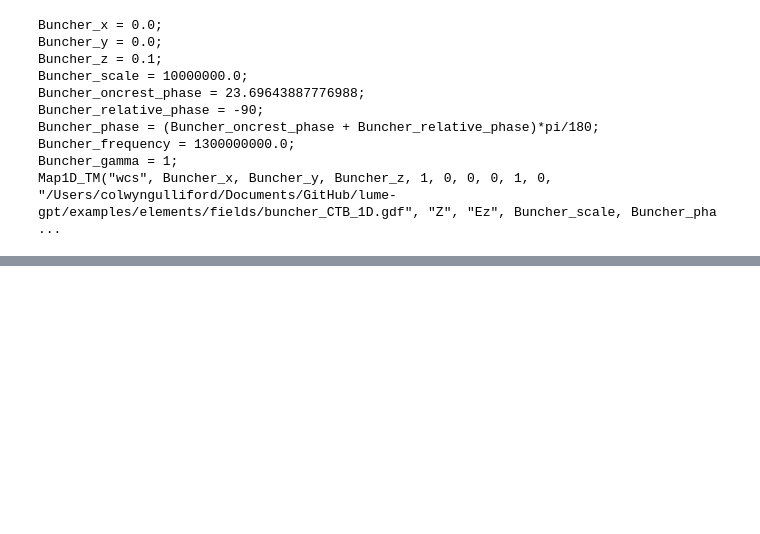
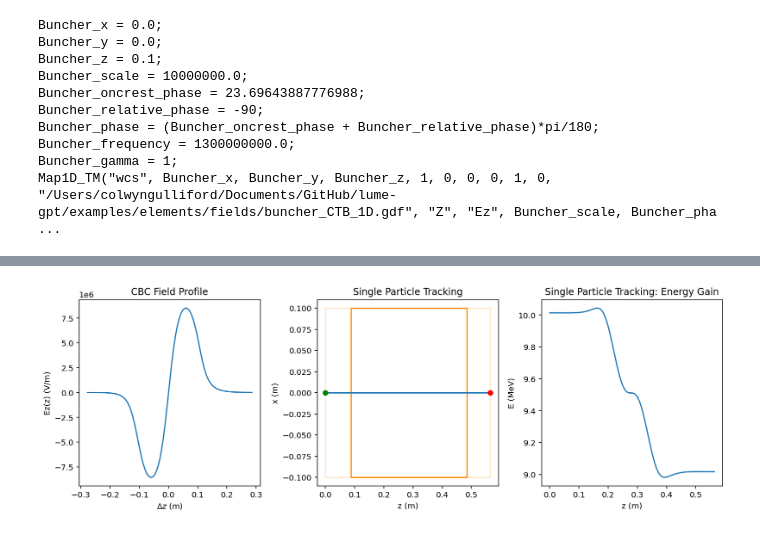
Before and after one commit to ColwynGulliford/lume-gpt, a Jupyter notebook: examples/elements/Map1D_TM.ipynb, the cells around one changed output, grey strips where cells are left out. Saved outputs shown, nothing was run; the diff lists cells and outputs as text; code cells hidden in the pictures; blank space fills up the shorter version.

Commit message:
New tracking monitor

```diff
--- a/examples/elements/Map1D_TM.ipynb
+++ b/examples/elements/Map1D_TM.ipynb
@@ -118,0 +122,3 @@ Map1D_TM("wcs", Buncher_x, Buncher_y, Buncher_z, 1, 0, 0, 0, 1, 0, "/Users/colwy
+# %%
+cav = Map1D_TM('CU_ICM', 'fields/icm_1d.gdf', frequency=1.3e9, scale=1, relative_phase=-90)
+cav.relative_phase=+180
@@ -118,0 +130,21 @@ Map1D_TM("wcs", Buncher_x, Buncher_y, Buncher_z, 1, 0, 0, 0, 1, 0, "/Users/colwy
+# %%
+G = cav.track_on_axis(t=0, p=10e6, n_screen=100, workdir='temp')
+
+fig, ax = plt.subplots(1, 3, sharex='col', constrained_layout=True, figsize=(12,4))
+ax[0].plot(cav.z0, cav.Ez0);
+ax[0].set_xlabel('$\Delta z$ (m)');
+ax[0].set_ylabel('Ez(z) (V/m)');
+ax[0].set_title('CBC Field Profile');
+
+cav.plot_floor(ax=ax[1])
+ax[1].plot(G.stat('mean_z','screen'), G.stat('mean_x', 'screen'));
+ax[1].plot(G.stat('mean_z','screen')[0], G.stat('mean_x', 'screen')[0],'og');
+ax[1].plot(G.stat('mean_z','screen')[-1], G.stat('mean_x', 'screen')[-1],'or');
+ax[1].set_title('Single Particle Tracking')
+
+ax[2].plot(G.stat('mean_z','screen'), G.stat('mean_energy', 'screen')/1e6)
+ax[2].set_xlabel('z (m)');
+ax[2].set_ylabel('E (MeV)');
+ax[2].set_title('Single Particle Tracking: Energy Gain');
+# %% [output]
+[figure, added]
```
Also changed, not shown: parts of 6 cells of this notebook, 10 other files.
